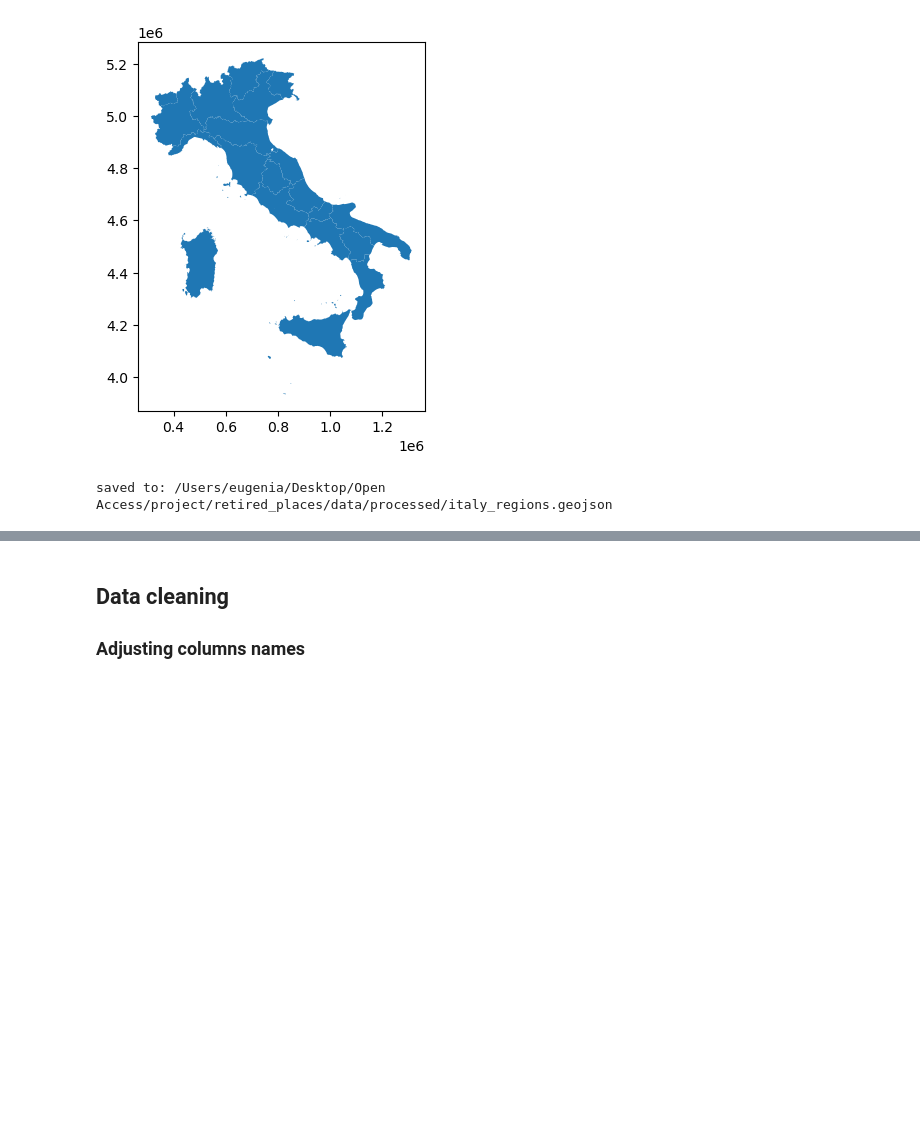
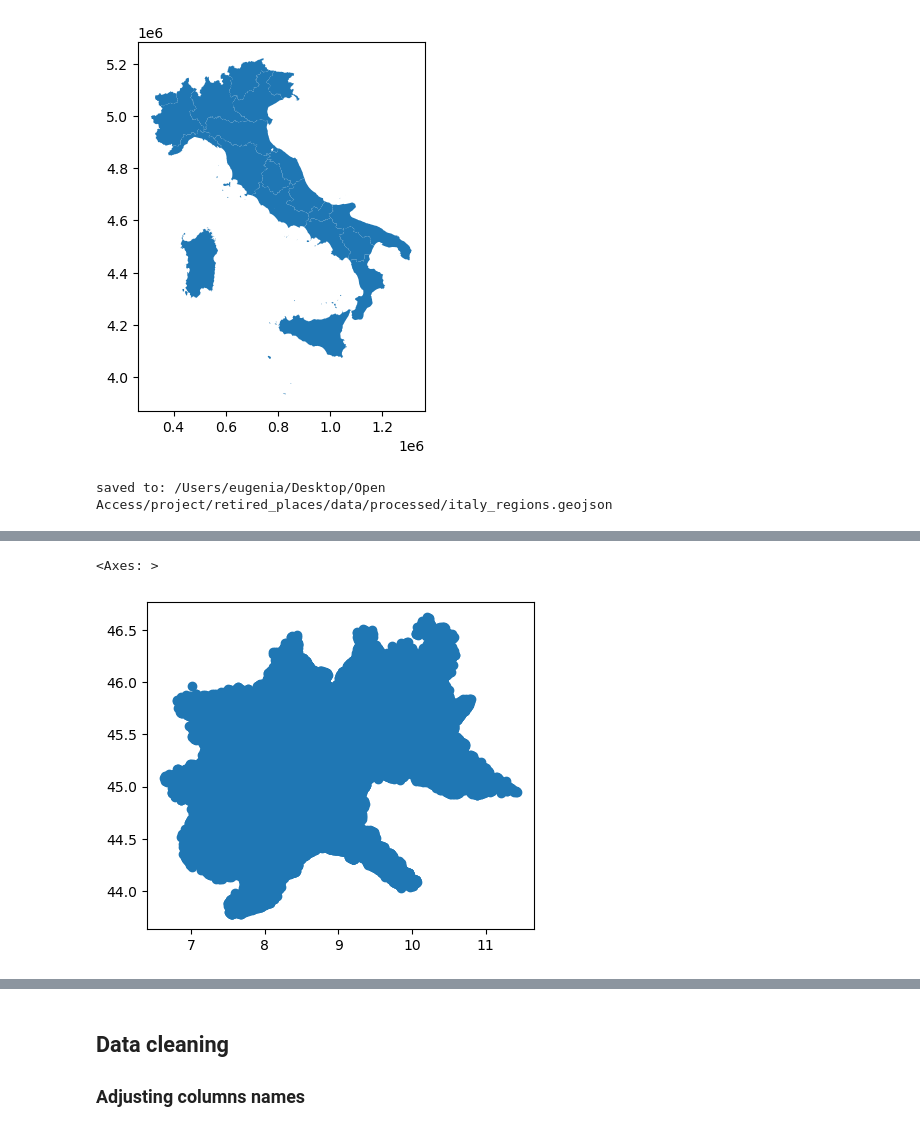
Before and after one commit to eugeniavd/retired_places, a Jupyter notebook: analysis/notebooks/01_italy_cleaning.ipynb, the cells around one changed output, grey strips where cells are left out. Cells and saved outputs as stored; diff of their text form; code cells hidden in the pictures; blank space fills up the shorter version.

```diff
--- a/analysis/notebooks/01_italy_cleaning.ipynb
+++ b/analysis/notebooks/01_italy_cleaning.ipynb
@@ -131,0 +222,4 @@ saved to: /Users/eugenia/Desktop/Open Access/project/retired_places/data/process
+# %%
+gdf_places_nw = gpd.read_file(RAW / "north-west" / "gis_osm_places_free_1.shp")
+
+gdf_places_nw.head()
@@ -131,0 +247,5 @@ saved to: /Users/eugenia/Desktop/Open Access/project/retired_places/data/process
+# %%
+gdf_places_nw.plot(figsize=(5, 5))
+# %% [output]
+<Axes: >
+[figure, added]
```
Also changed, not shown: parts of 24 cells of this notebook, 43 other files.
